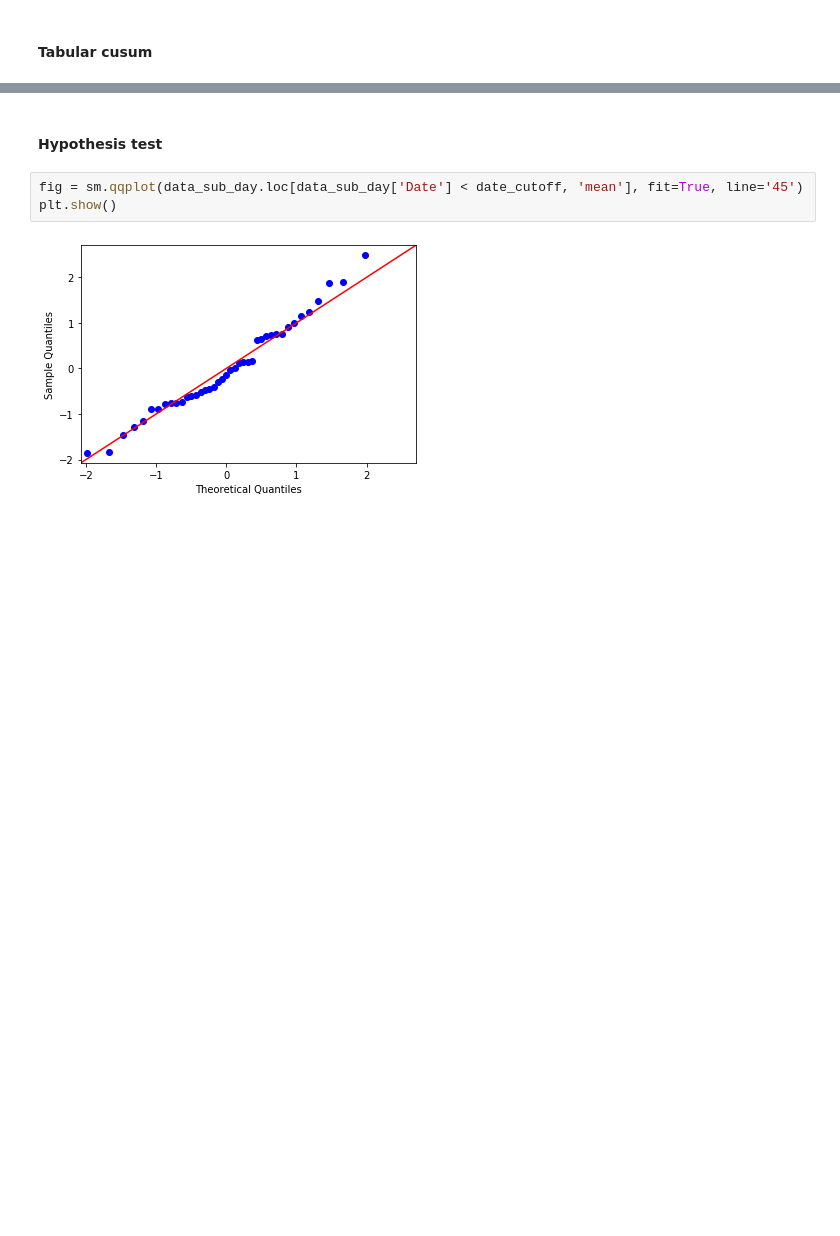
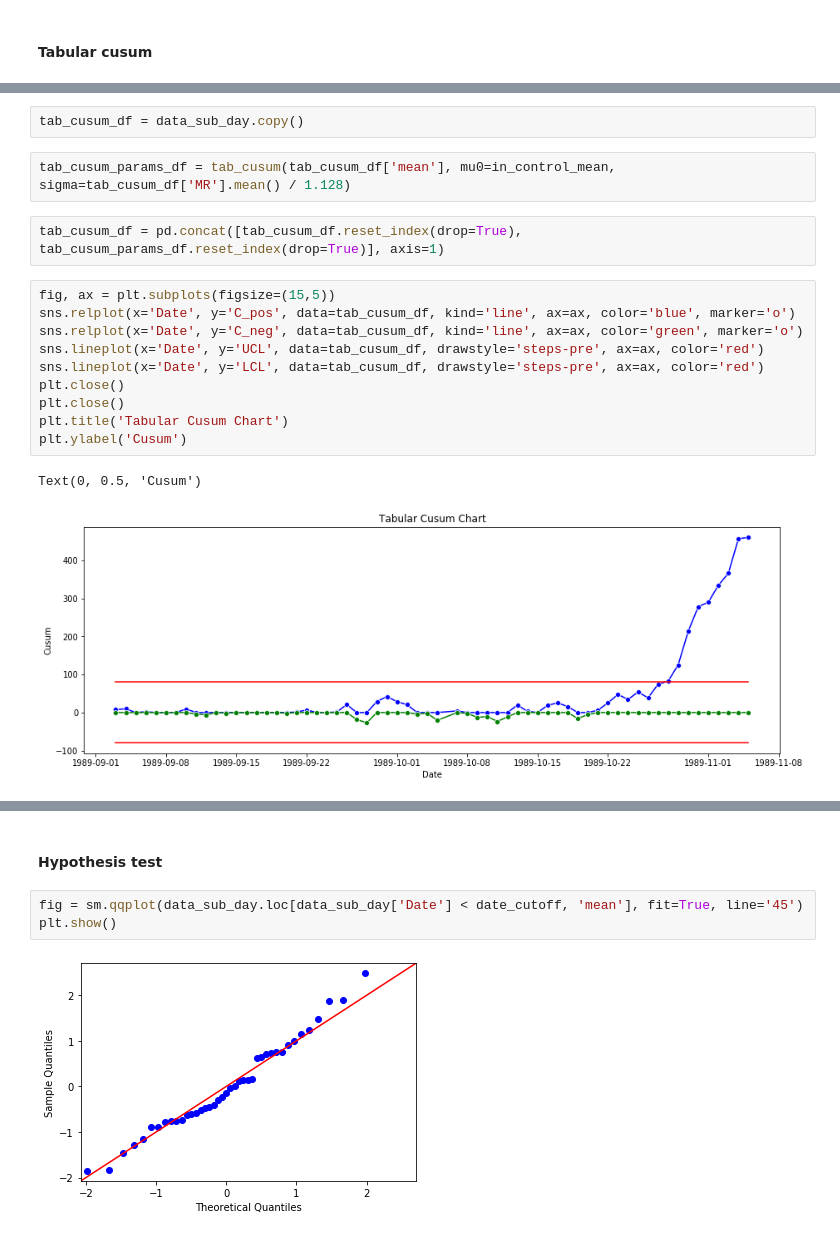
Before and after one commit to howewenann/spc_charts, a Jupyter notebook: notebooks/1.0-hwant-process-diabetes-data.ipynb, the cells around one changed output, grey strips where cells are left out. Cells and saved outputs as stored; diff of their text form; blank space fills up the shorter version.

Commit message:
updated notebook with tabular cusum

```diff
--- a/notebooks/1.0-hwant-process-diabetes-data.ipynb
+++ b/notebooks/1.0-hwant-process-diabetes-data.ipynb
@@ -205,0 +246,19 @@ plt.close()
+# %%
+tab_cusum_df = data_sub_day.copy()
+# %%
+tab_cusum_params_df = tab_cusum(tab_cusum_df['mean'], mu0=in_control_mean, sigma=tab_cusum_df['MR'].mean() / 1.128)
+# %%
+tab_cusum_df = pd.concat([tab_cusum_df.reset_index(drop=True), tab_cusum_params_df.reset_index(drop=True)], axis=1)
+# %%
+fig, ax = plt.subplots(figsize=(15,5))
+sns.relplot(x='Date', y='C_pos', data=tab_cusum_df, kind='line', ax=ax, color='blue', marker='o')
+sns.relplot(x='Date', y='C_neg', data=tab_cusum_df, kind='line', ax=ax, color='green', marker='o')
+sns.lineplot(x='Date', y='UCL', data=tab_cusum_df, drawstyle='steps-pre', ax=ax, color='red')
+sns.lineplot(x='Date', y='LCL', data=tab_cusum_df, drawstyle='steps-pre', ax=ax, color='red')
+plt.close()
+plt.close()
+plt.title('Tabular Cusum Chart')
+plt.ylabel('Cusum')
+# %% [output]
+Text(0, 0.5, 'Cusum')
+[figure, added]
```
Also changed, not shown: parts of 7 cells of this notebook.
